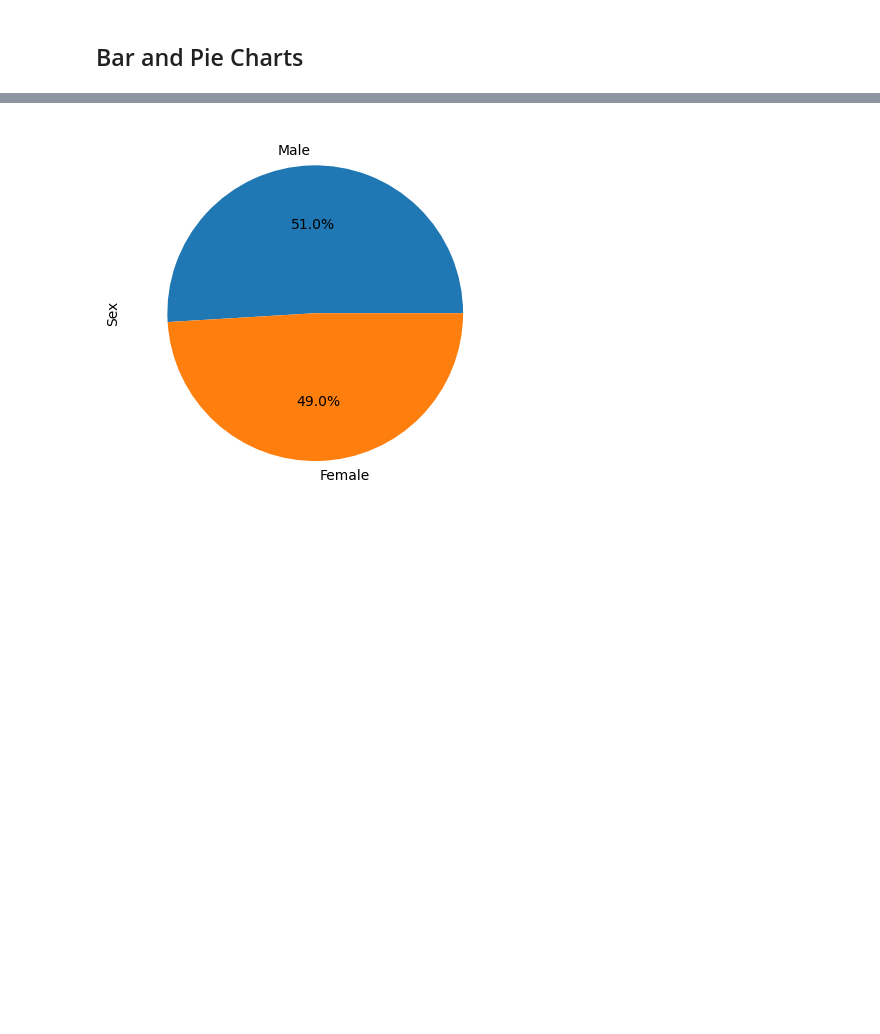
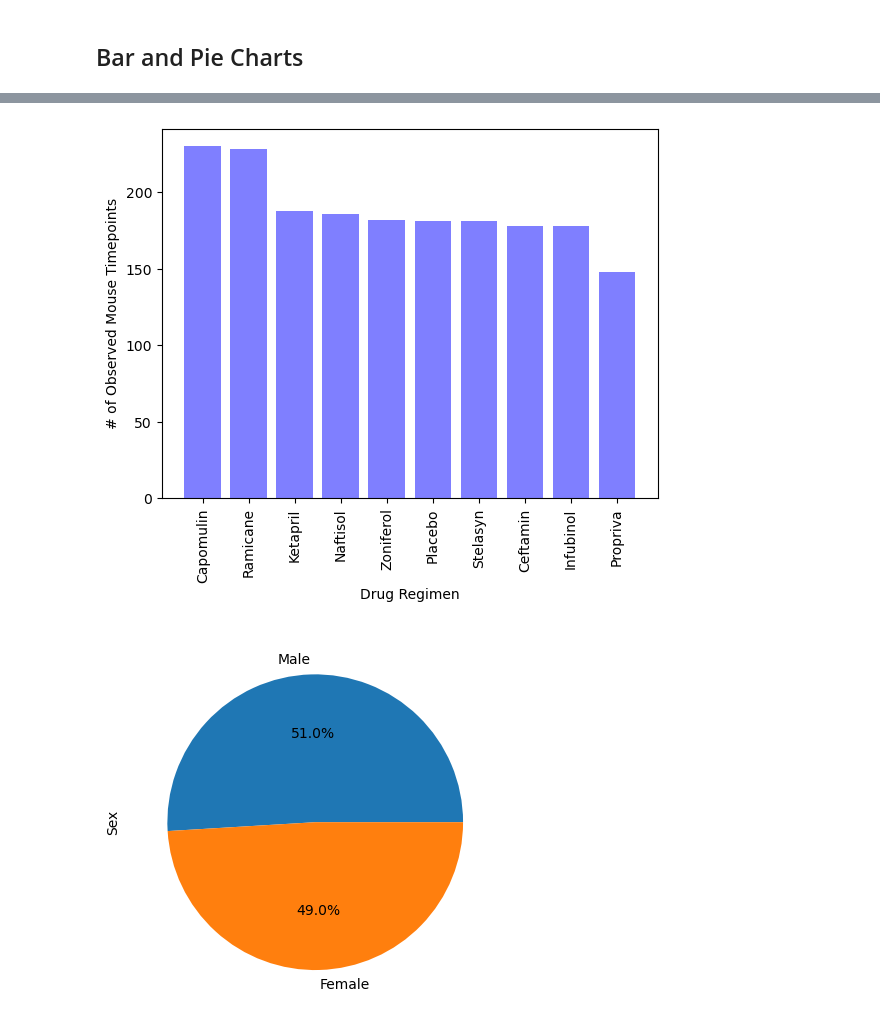
Before and after one commit to vasquezr8/matplotlib-challenge, a Jupyter notebook: Pymaceuticals/pymaceuticals_RV.ipynb, the cells around one changed output, grey strips where cells are left out. Saved outputs shown, nothing was run; the diff lists cells and outputs as text; code cells hidden in the pictures; blank space fills up the shorter version.

```diff
--- a/Pymaceuticals/pymaceuticals_RV.ipynb
+++ b/Pymaceuticals/pymaceuticals_RV.ipynb
@@ -177,3 +185,18 @@ summary_table
+# %%
+# Generate a bar plot showing the total number of rows (Mouse ID/Timepoints) for each drug regimen using pyplot.
+
+# Set x axis and tick locations
+x_axis = np.arange(len(drug_regimen_bar_chart_sorted))
+tick_locations = [value+0.4 for value in x_axis]
+
+#Set up and show bar chart
+plt.bar(x_axis, drug_regimen_bar_chart_sorted, color = 'blue', alpha=0.5, align="edge")
+plt.xticks(tick_locations, drug_regimen_bar_chart_sorted.index, rotation="vertical")
+plt.xlabel("Drug Regimen")
+plt.ylabel("# of Observed Mouse Timepoints")
+plt.show()
+# %% [output]
+[figure, added]
 # %%
 # Generate a pie plot showing the distribution of female versus male mice using Pandas
 # %% [output]
```
Also changed, not shown: parts of 3 cells of this notebook.
